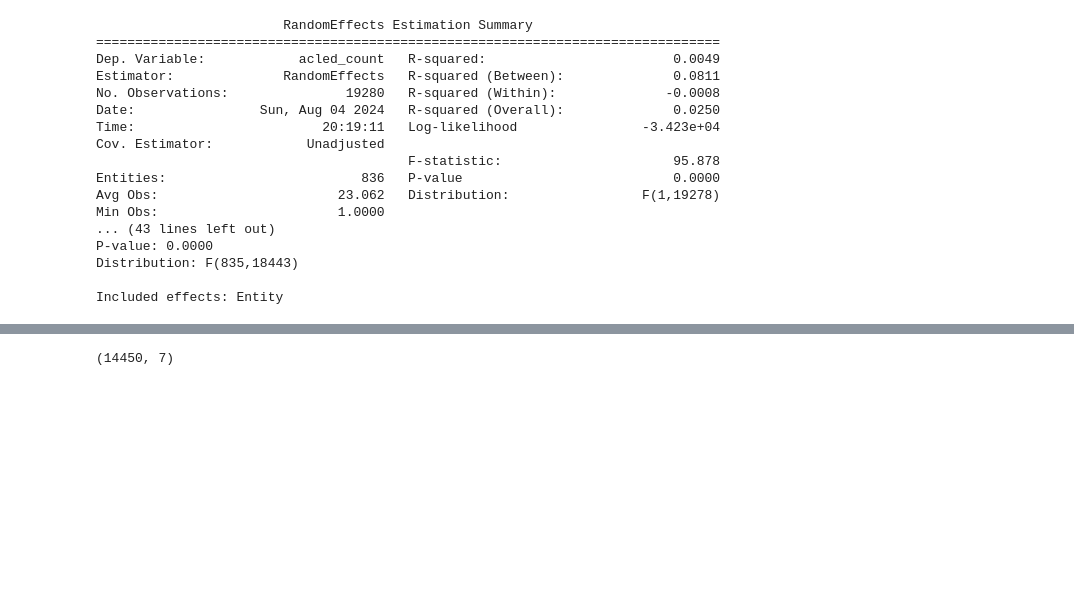
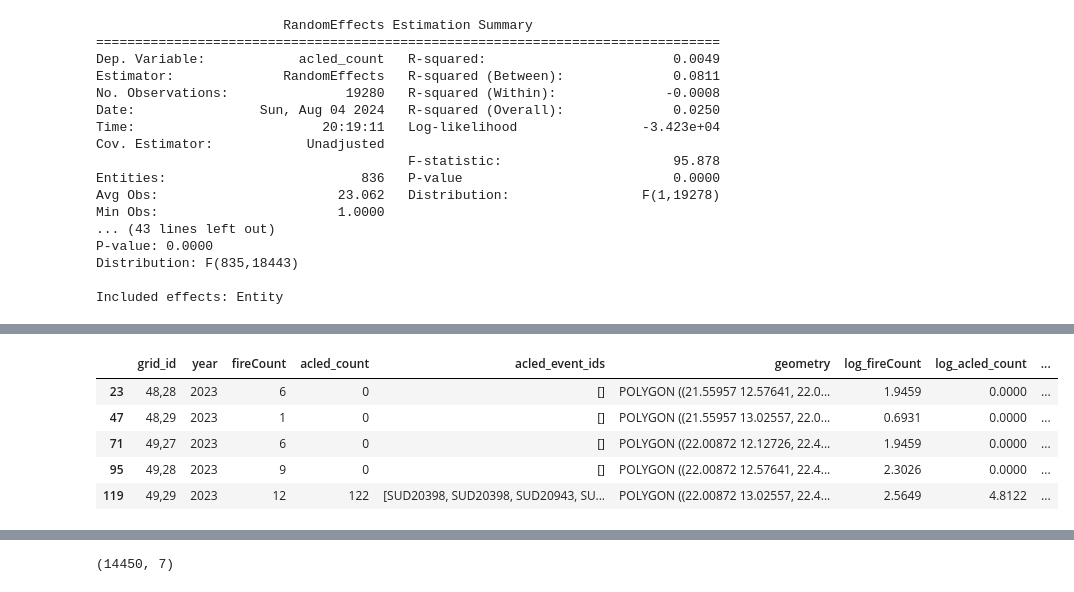
Before and after one commit to sameera006/Final_Dissertation, a Jupyter notebook: Mergeddata_Copy.ipynb, the cells around one changed output, grey strips where cells are left out. Cells and saved outputs as stored; diff of their text form; code cells hidden in the pictures; blank space fills up the shorter version.

```diff
--- a/Mergeddata_Copy.ipynb
+++ b/Mergeddata_Copy.ipynb
@@ -1335,7 +1170,13 @@ gdf_acfi.sample()
 # %%
-filter_years = [2001,2008,2019,2020,2021,2022,2023]
-gdf_temp = gdf_acfi[~gdf_acfi['year'].isin(filter_years)].copy()
-mean1 = gdf_acfi['fireCount'].mean()
-mean2 = gdf_temp['fireCount'].mean()
-print(mean1)
-print(mean2)
+filter_years = [2023]
+gdf_non_conflict = gdf_acfi[~gdf_acfi['year'].isin(filter_years)].copy()
+gdf_conflict = gdf_acfi[gdf_acfi['year'].isin(filter_years)].copy()
+
+# mean_non_conflict = gdf_non_conflict['fireCount'].mean()
+# std_non_conflict = gdf_non_conflict['fireCount'].std()
+
+# mean_conflict = gdf_conflict['fireCount'].mean()
+
+# print(mean_non_conflict)
+# print(std_non_conflict)
+# print(mean_conflict)
@@ -1344,0 +1250,9 @@ print(mean2)
+# %%
+gdf_conflict.head()
+# %% [output]
+|  | grid_id | year | fireCount | acled_count | acled_event_ids | geometry | log_fireCount | log_acled_count | ... |
+| 23 | 48,28 | 2023 | 6 | 0 | [] | POLYGON ((21.55957 12.57641, 22.0... | 1.9459 | 0.0000 | ... |
+| 47 | 48,29 | 2023 | 1 | 0 | [] | POLYGON ((21.55957 13.02557, 22.0... | 0.6931 | 0.0000 | ... |
+| 71 | 49,27 | 2023 | 6 | 0 | [] | POLYGON ((22.00872 12.12726, 22.4... | 1.9459 | 0.0000 | ... |
+| 95 | 49,28 | 2023 | 9 | 0 | [] | POLYGON ((22.00872 12.57641, 22.4... | 2.3026 | 0.0000 | ... |
+| 119 | 49,29 | 2023 | 12 | 122 | [SUD20398, SUD20398, SUD20943, SU... | POLYGON ((22.00872 13.02557, 22.4... | 2.5649 | 4.8122 | ... |
```
Also changed, not shown: parts of 38 cells of this notebook, 2 other files.
